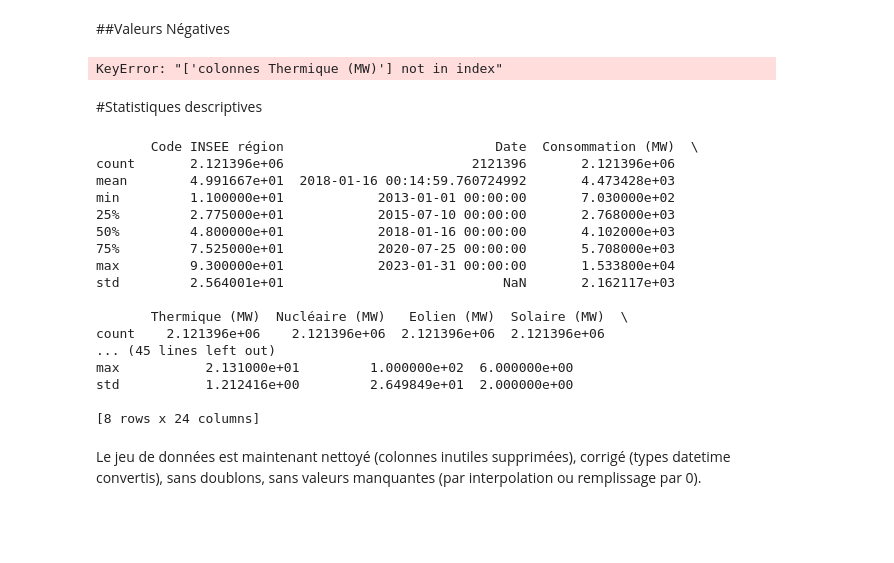
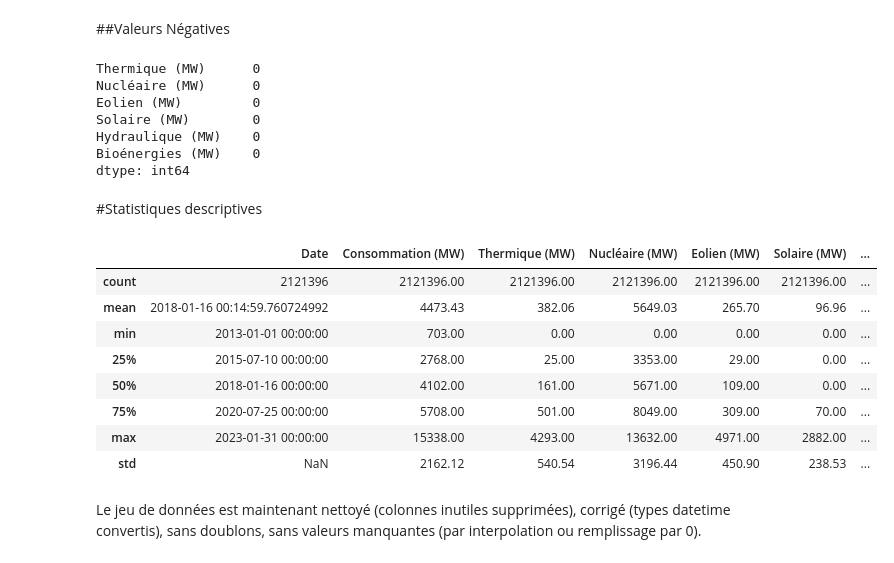
Before and after one commit to LaurieBe/Datascientest_Energie, a Jupyter notebook: Nettoyage.ipynb, the cells around one changed output. Drawn from its saved outputs; the diff is of its cells as text; code cells hidden in the pictures; blank space fills up the shorter version.

```diff
--- a/Nettoyage.ipynb
+++ b/Nettoyage.ipynb
@@ -58,6 +63,8 @@ memory usage: 501.7+ MB
 # %%
 # passage de la colonne Date et type date time
 df['Date']=pd.to_datetime(df['Date'])
+df['Date - Heure'] = pd.to_datetime(df['Date - Heure'])
+df['Heure'] = pd.to_datetime(df['Heure'], format='%H:%M').dt.time
 # %%
 #convertir la colonne code INSEE en string
 df['Code INSEE région'] = df['Code INSEE région'].astype('str')
@@ -246,39 +242,37 @@ sns.boxplot(df_clean[col_TCH])
 ##Valeurs Négatives
 # %%
 # On considère que les valeurs de production ne peuvent pas être négatives.
-col_production = ['colonnes Thermique (MW)', 'Nucléaire (MW)', 'Eolien (MW)', 'Solaire (MW)', 'Hydraulique (MW)', 'Bioénergies (MW)']
+col_production = ['Thermique (MW)', 'Nucléaire (MW)', 'Eolien (MW)', 'Solaire (MW)', 'Hydraulique (MW)', 'Bioénergies (MW)']
 
 # Les valeurs négatives sont donc mises à 0
 for col in col_production:
-    df_clean[col_production] = df_clean[col_production].apply(lambda x: 0 if x < 0 else x)
+    df_clean[col] = df_clean[col].apply(lambda x: 0 if x < 0 else x)
 
 # vérifier que le nombre de valeurs < 0 est maintenant à 0
 display((df_clean[col_production] < 0).sum())
 # %% [output]
-KeyError: "['colonnes Thermique (MW)'] not in index"
+Thermique (MW)      0
+Nucléaire (MW)      0
+Eolien (MW)         0
+Solaire (MW)        0
+Hydraulique (MW)    0
+Bioénergies (MW)    0
+dtype: int64
 # %% [markdown]
 #Statistiques descriptives
 # %%
 # Statistiques descriptives
-print(df_clean.describe())
+display(df_clean.describe())
 # %% [output]
-       Code INSEE région                           Date  Consommation (MW)  \
-count       2.121396e+06                        2121396       2.121396e+06
-mean        4.991667e+01  2018-01-16 00:14:59.760724992       4.473428e+03
-min         1.100000e+01            2013-01-01 00:00:00       7.030000e+02
-25%         2.775000e+01            2015-07-10 00:00:00       2.768000e+03
-50%         4.800000e+01            2018-01-16 00:00:00       4.102000e+03
-75%         7.525000e+01            2020-07-25 00:00:00       5.708000e+03
-max         9.300000e+01            2023-01-31 00:00:00       1.533800e+04
-std         2.564001e+01                            NaN       2.162117e+03
-
-       Thermique (MW)  Nucléaire (MW)   Eolien (MW)  Solaire (MW)  \
-count    2.121396e+06    2.121396e+06  2.121396e+06  2.121396e+06
-... (45 lines left out)
-max           2.131000e+01         1.000000e+02  6.000000e+00
-std           1.212416e+00         2.649849e+01  2.000000e+00
-
-[8 rows x 24 columns]
+|  | Date | Consommation (MW) | Thermique (MW) | Nucléaire (MW) | Eolien (MW) | Solaire (MW) | ... |
+| count | 2121396 | 2121396.00 | 2121396.00 | 2121396.00 | 2121396.00 | 2121396.00 | ... |
+| mean | 2018-01-16 00:14:59.760724992 | 4473.43 | 382.06 | 5649.03 | 265.70 | 96.96 | ... |
+| min | 2013-01-01 00:00:00 | 703.00 | 0.00 | 0.00 | 0.00 | 0.00 | ... |
+| 25% | 2015-07-10 00:00:00 | 2768.00 | 25.00 | 3353.00 | 29.00 | 0.00 | ... |
+| 50% | 2018-01-16 00:00:00 | 4102.00 | 161.00 | 5671.00 | 109.00 | 0.00 | ... |
+| 75% | 2020-07-25 00:00:00 | 5708.00 | 501.00 | 8049.00 | 309.00 | 70.00 | ... |
+| max | 2023-01-31 00:00:00 | 15338.00 | 4293.00 | 13632.00 | 4971.00 | 2882.00 | ... |
+| std | NaN | 2162.12 | 540.54 | 3196.44 | 450.90 | 238.53 | ... |
 # %% [markdown]
 Le jeu de données est maintenant nettoyé (colonnes inutiles supprimées), corrigé (types datetime convertis), sans doublons, sans valeurs manquantes (par interpolation ou remplissage par 0).
 # %%
```
Also changed, not shown: parts of 10 cells of this notebook, 2 other files.
